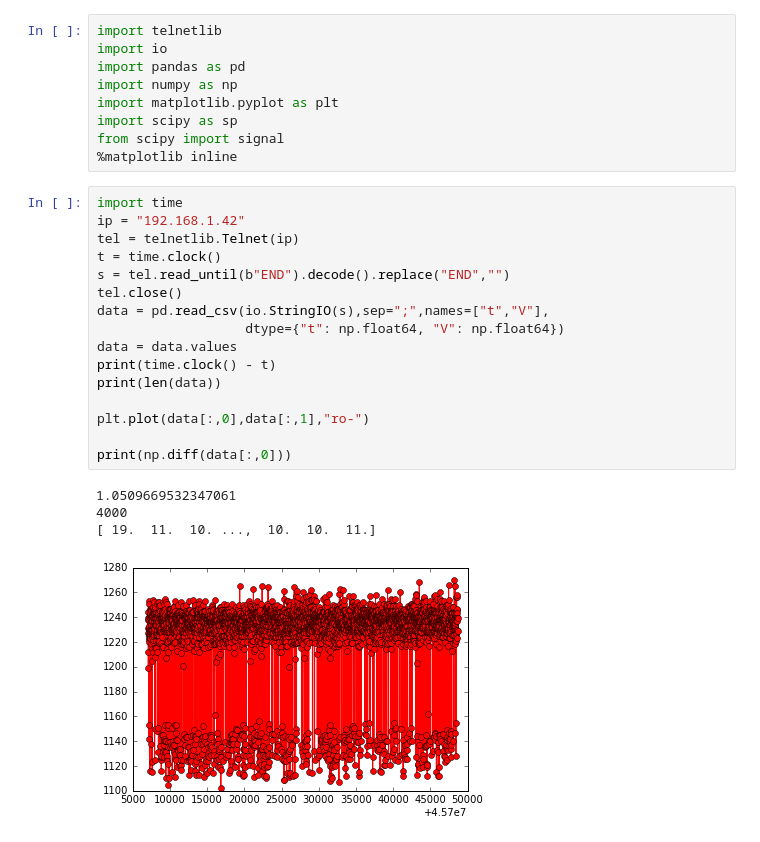
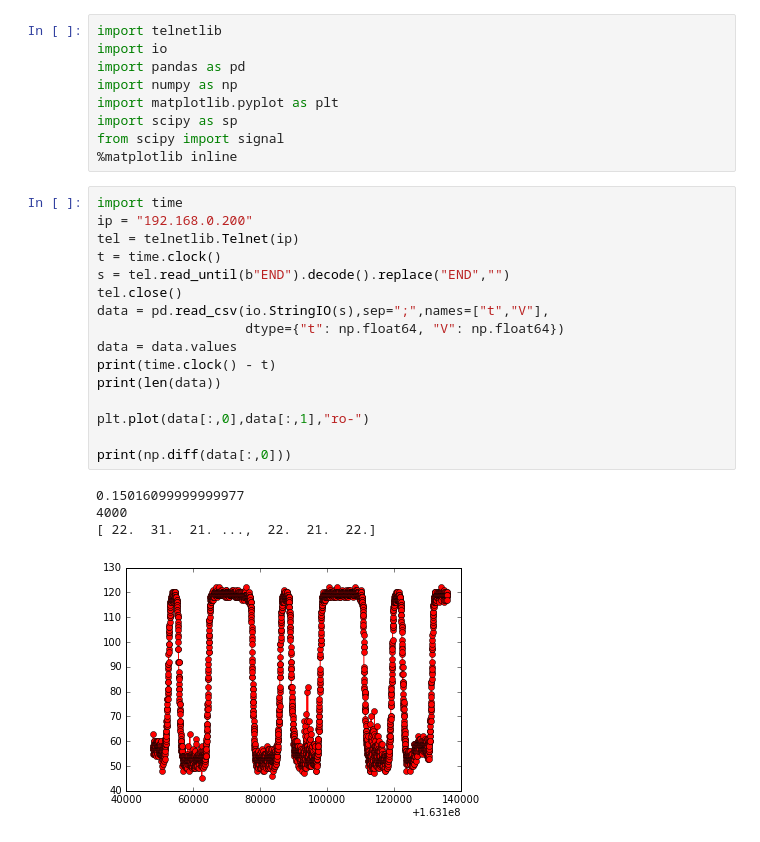
Before and after one commit to sadeus/perfilador_soma, a Jupyter notebook: scripts/perfilador_telnet.ipynb, the cells around one changed output. Saved outputs shown, nothing was run; the diff lists cells and outputs as text.

```diff
--- a/scripts/perfilador_telnet.ipynb
+++ b/scripts/perfilador_telnet.ipynb
@@ -9,25 +9,25 @@ from scipy import signal
 %matplotlib inline
 # %%
 import time
-ip = "192.168.1.42"
+ip = "192.168.0.200"
 tel = telnetlib.Telnet(ip)
 t = time.clock()
 s = tel.read_until(b"END").decode().replace("END","")
 tel.close()
 data = pd.read_csv(io.StringIO(s),sep=";",names=["t","V"],
                    dtype={"t": np.float64, "V": np.float64})
 data = data.values
 print(time.clock() - t)
 print(len(data))
 
 plt.plot(data[:,0],data[:,1],"ro-")
 
 print(np.diff(data[:,0]))
 # %% [output]
-1.0509669532347061
+0.15016099999999977
 4000
-[ 19.  11.  10. ...,  10.  10.  11.]
+[ 22.  31.  21. ...,  22.  21.  22.]
-[figure, old version]
+[figure, new version]
 # %%
 def get_freq(T,V):
     fft = np.fft.rfft(V)
```
Also changed, not shown: parts of 2 cells of this notebook, 1 other file.
